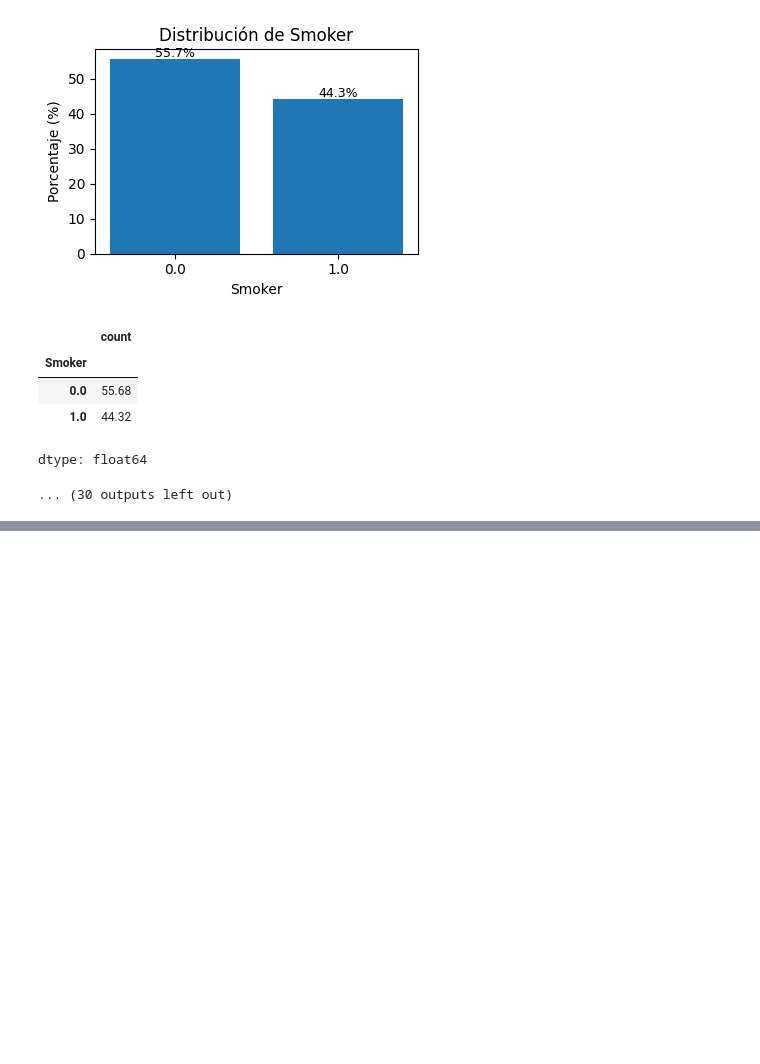
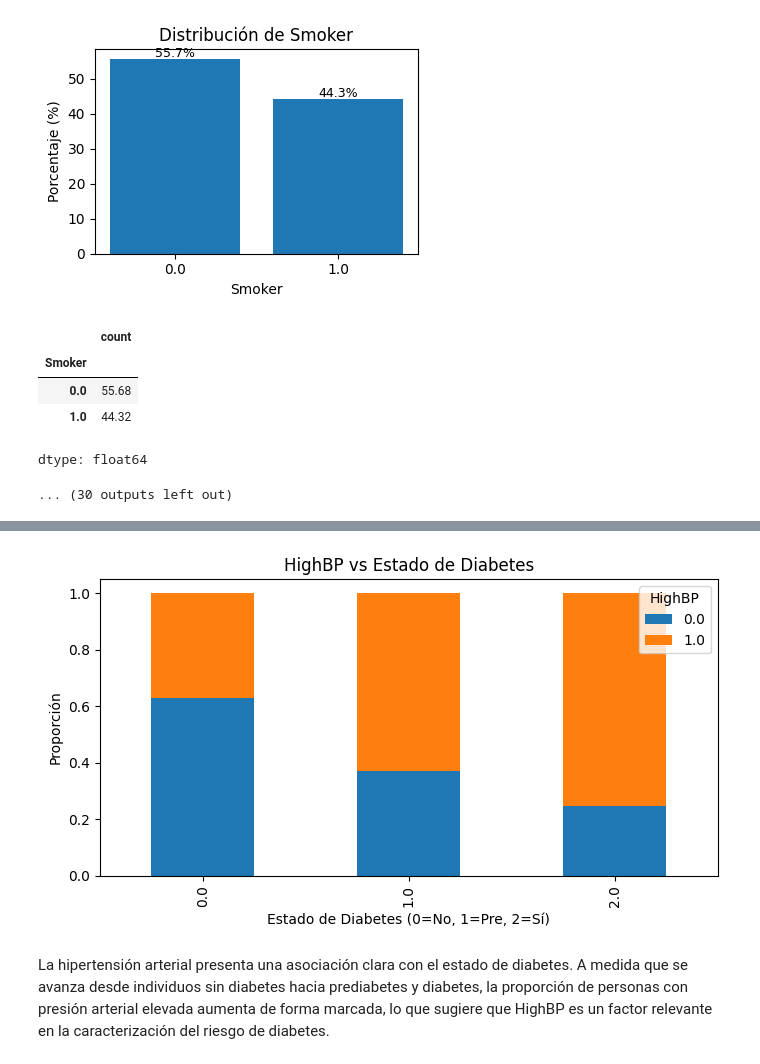
Before and after one commit to sebas-serrano/Diabetes_Health_Indicators, a Jupyter notebook: notebooks/Diabetes_Health_Indicators.ipynb, the cells around one changed output, grey strips where cells are left out. Drawn from its saved outputs; the diff is of its cells as text; code cells hidden in the pictures; blank space fills up the shorter version.

```diff
--- a/notebooks/Diabetes_Health_Indicators.ipynb
+++ b/notebooks/Diabetes_Health_Indicators.ipynb
@@ -533,0 +542,34 @@ dtype: float64
+# %%
+import matplotlib.pyplot as plt
+import pandas as pd
+
+def plot_categorical_vs_target(df, variable, target='Diabetes_012'):
+    prop = (
+        df.groupby(target)[variable]
+        .value_counts(normalize=True)
+        .rename('proportion')
+        .reset_index()
+    )
+
+    pivot = prop.pivot(index=target, columns=variable, values='proportion')
+
+    pivot.plot(
+        kind='bar',
+        stacked=True,
+        figsize=(7,4)
+    )
+
+    plt.title(f'{variable} vs Estado de Diabetes')
+    plt.xlabel('Estado de Diabetes (0=No, 1=Pre, 2=Sí)')
+    plt.ylabel('Proporción')
+    plt.legend(title=variable)
+    plt.tight_layout()
+    plt.show()
+# %%
+plot_categorical_vs_target(df_multi, 'HighBP')
+#plot_categorical_vs_target(df_multi, 'HighChol')
+#plot_categorical_vs_target(df_multi, 'Smoker')
+# %% [output]
+[figure, added]
+# %% [markdown]
+La hipertensión arterial presenta una asociación clara con el estado de diabetes. A medida que se avanza desde individuos sin diabetes hacia prediabetes y diabetes, la proporción de personas con presión arterial elevada aumenta de forma marcada, lo que sugiere que HighBP es un factor relevante en la caracterización del riesgo de diabetes.
```
Also changed, not shown: parts of 5 cells of this notebook.
